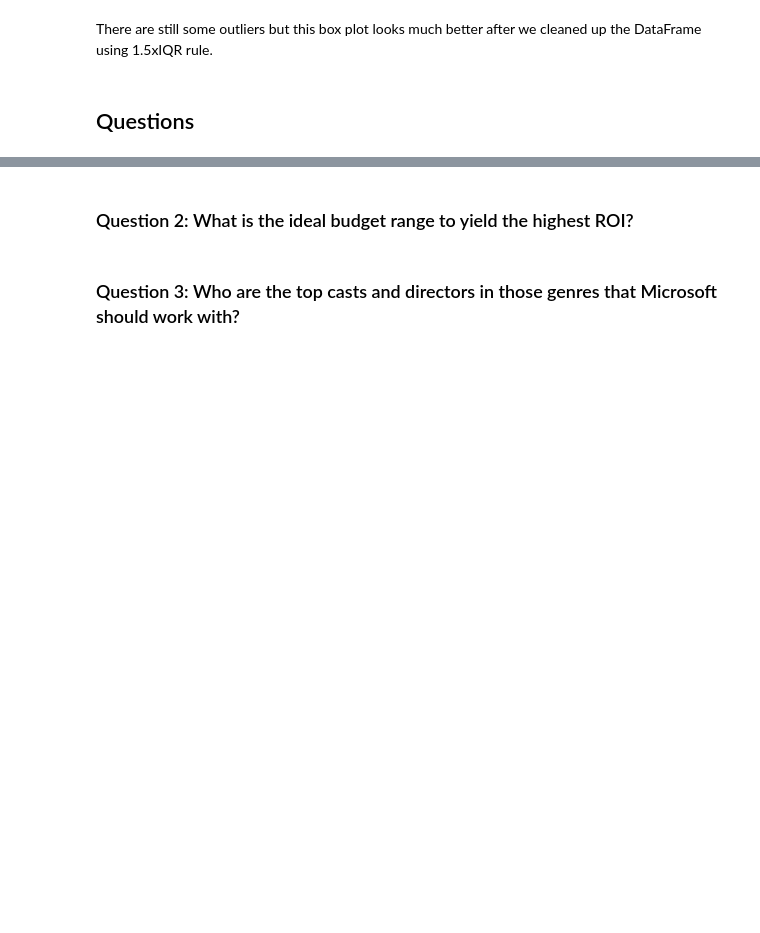
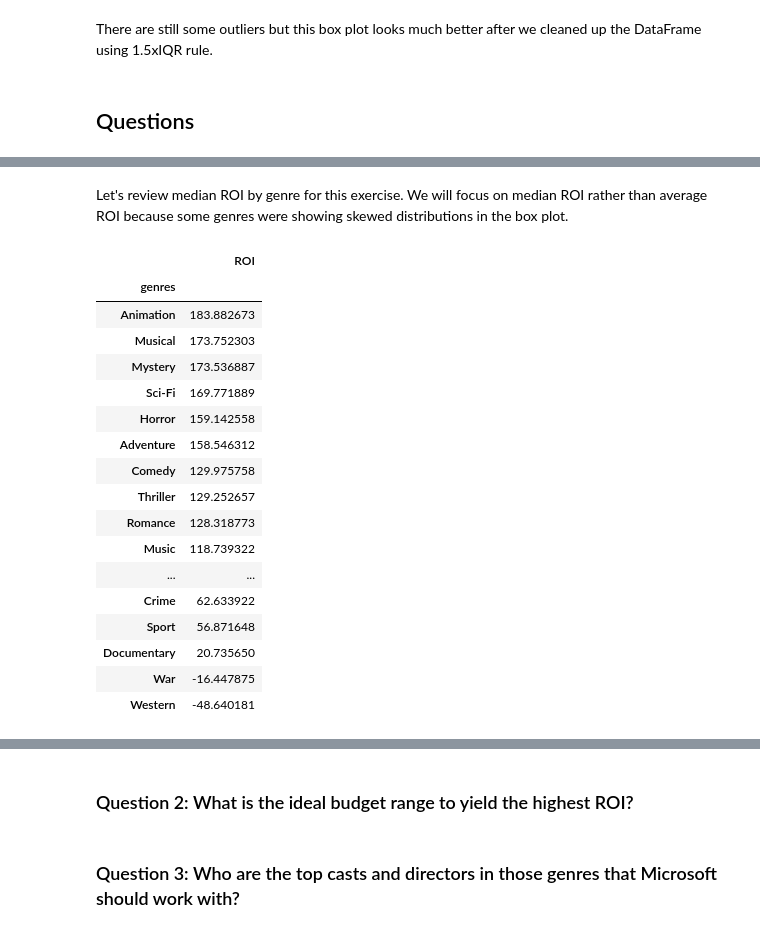
Before and after one commit to jennifernha/Microsoft-Movie-Analysis, a Jupyter notebook: Microsoft Movie Analysis.ipynb, the cells around one changed output, grey strips where cells are left out. Drawn from its saved outputs; the diff is of its cells as text; code cells hidden in the pictures; blank space fills up the shorter version.

```diff
--- a/Microsoft Movie Analysis.ipynb
+++ b/Microsoft Movie Analysis.ipynb
@@ -619,0 +639,30 @@ There are still some outliers but this box plot looks much better after we clean
+# %% [markdown]
+Let's review median ROI by genre for this exercise. We will focus on median ROI rather than average ROI because some genres were showing skewed distributions in the box plot.
+# %%
+#calculate median ROI by genre
+median_ROI_genre = df_genres[['genres','ROI']].groupby('genres').median()
+
+#sort data
+median_ROI_genre = median_ROI_genre.sort_values(by = 'ROI', ascending = False)
+
+#check data
+median_ROI_genre
+# %% [output]
+|  | ROI |
+| genres |  |
+| Animation | 183.882673 |
+| Musical | 173.752303 |
+| Mystery | 173.536887 |
+| Sci-Fi | 169.771889 |
+| Horror | 159.142558 |
+| Adventure | 158.546312 |
+| Comedy | 129.975758 |
+| Thriller | 129.252657 |
+| Romance | 128.318773 |
+| Music | 118.739322 |
+| ... | ... |
+| Crime | 62.633922 |
+| Sport | 56.871648 |
+| Documentary | 20.735650 |
+| War | -16.447875 |
+| Western | -48.640181 |
```
Also changed, not shown: parts of 18 cells of this notebook.
